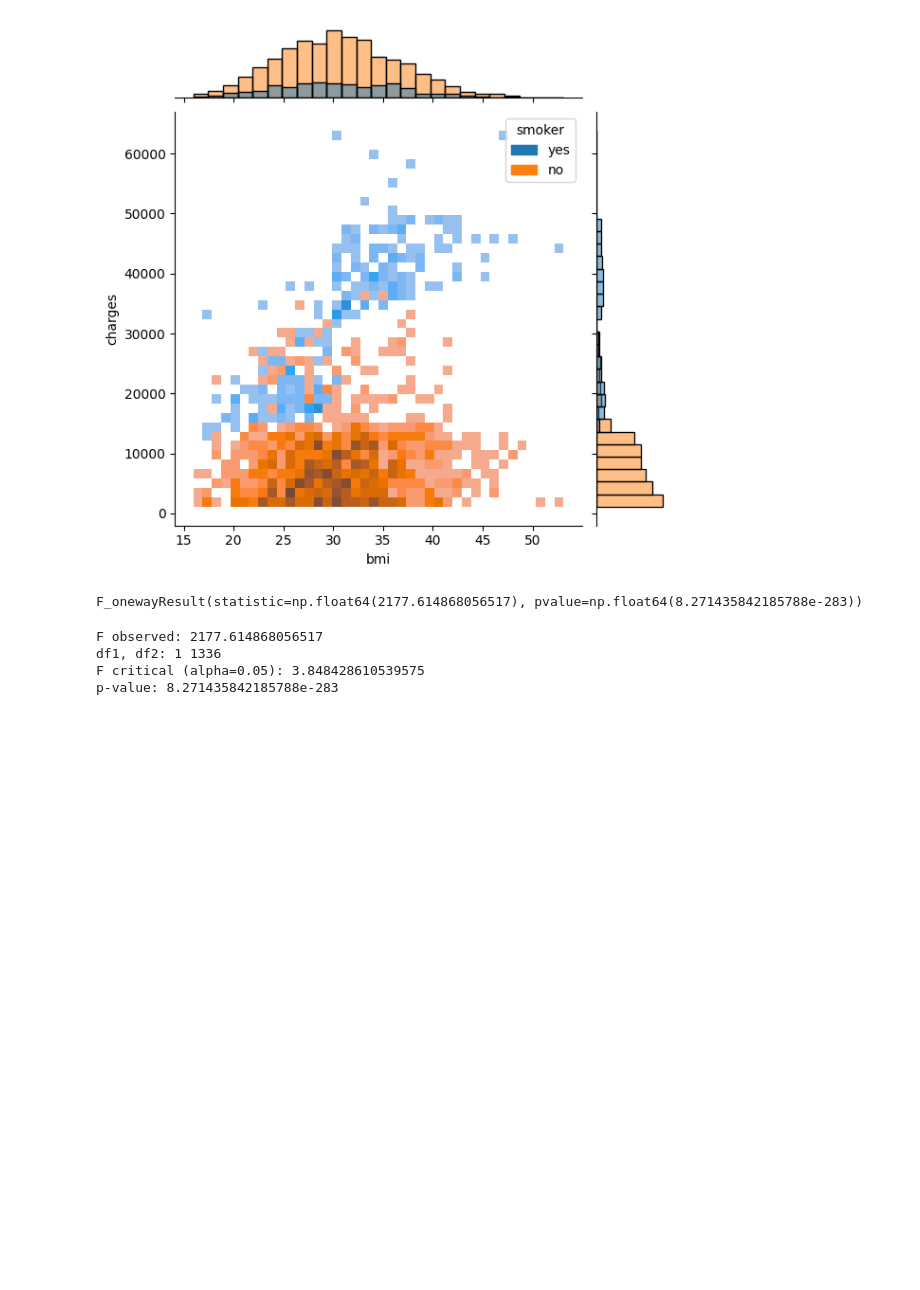
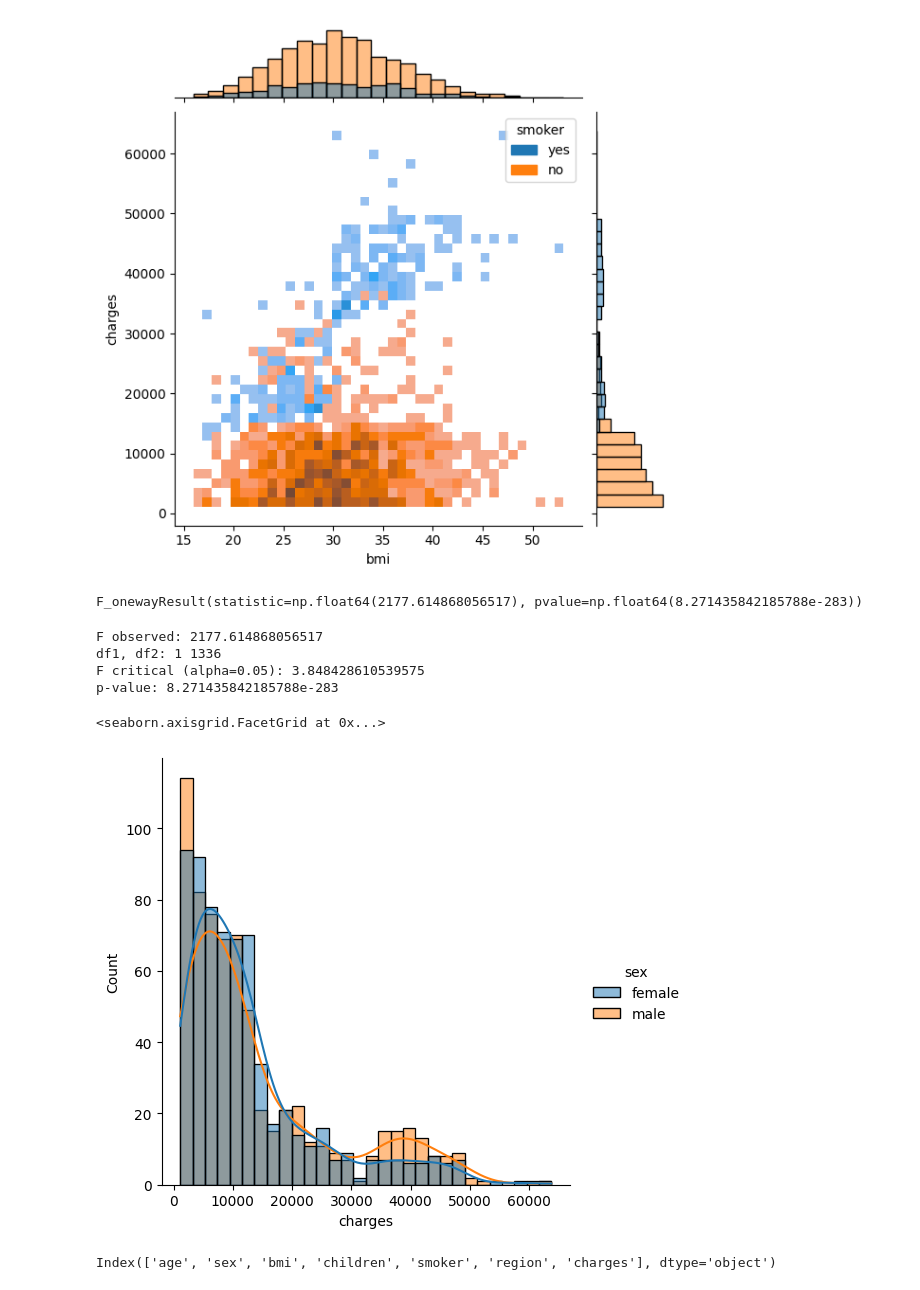
Before and after one commit to lewinskie254/eda, a Jupyter notebook: Categorical_to_Numeric.ipynb, the cells around one changed output. Saved outputs shown, nothing was run; the diff lists cells and outputs as text; code cells hidden in the pictures; blank space fills up the shorter version.

Commit message:
Dynamic distplots.

```diff
--- a/Categorical_to_Numeric.ipynb
+++ b/Categorical_to_Numeric.ipynb
@@ -197,0 +200,7 @@ p-value: 8.271435842185788e-283
+# %%
+#this is a unique way to add both the kde and distplot in the same context
+
+sns.displot(data=df, x="charges", hue="sex", kde=True)
+# %% [output]
+<seaborn.axisgrid.FacetGrid at 0x...>
+[figure, added]
@@ -197,0 +209,4 @@ p-value: 8.271435842185788e-283
+# %%
+df.columns
+# %% [output]
+Index(['age', 'sex', 'bmi', 'children', 'smoker', 'region', 'charges'], dtype='object')
```
Also changed, not shown: parts of 3 cells of this notebook.
